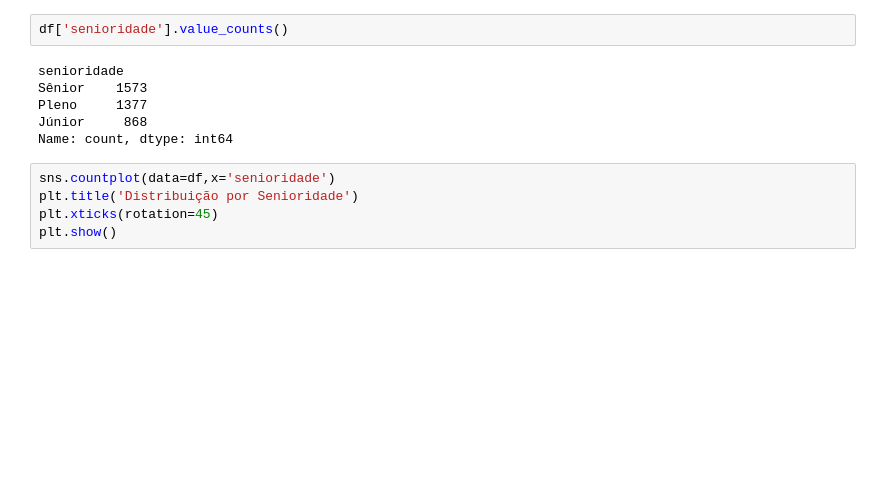
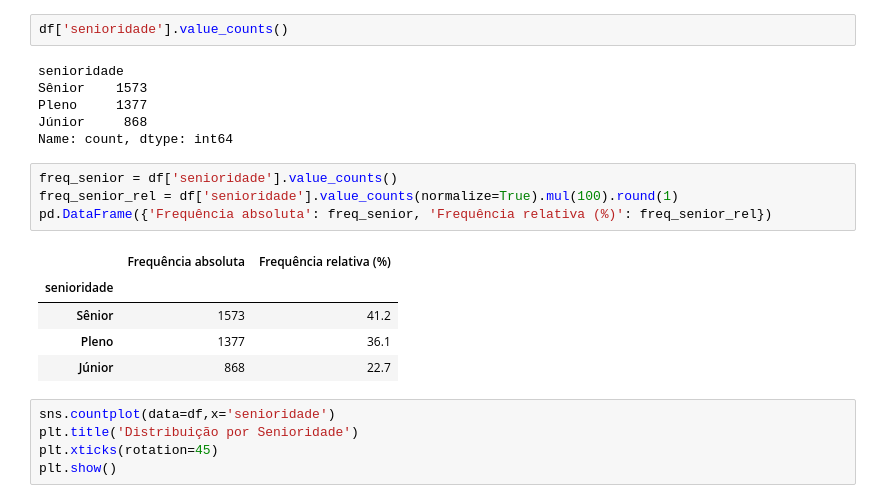
Before and after one commit to DanielVinicius2/Vinicius-Daniel-state-of-data, a Jupyter notebook: notebook/vinicius-daniel-analise.ipynb, the cells around one changed output. Drawn from its saved outputs; the diff is of its cells as text; blank space fills up the shorter version.

```diff
--- a/notebook/vinicius-daniel-analise.ipynb
+++ b/notebook/vinicius-daniel-analise.ipynb
@@ -322,6 +369,16 @@ Sênior    1573
 Pleno     1377
 Júnior     868
 Name: count, dtype: int64
+# %%
+freq_senior = df['senioridade'].value_counts()
+freq_senior_rel = df['senioridade'].value_counts(normalize=True).mul(100).round(1)
+pd.DataFrame({'Frequência absoluta': freq_senior, 'Frequência relativa (%)': freq_senior_rel})
+# %% [output]
+|  | Frequência absoluta | Frequência relativa (%) |
+| senioridade |  |  |
+| Sênior | 1573 | 41.2 |
+| Pleno | 1377 | 36.1 |
+| Júnior | 868 | 22.7 |
 # %%
 sns.countplot(data=df,x='senioridade')
 plt.title('Distribuição por Senioridade')
```
Also changed, not shown: parts of 19 cells of this notebook.
